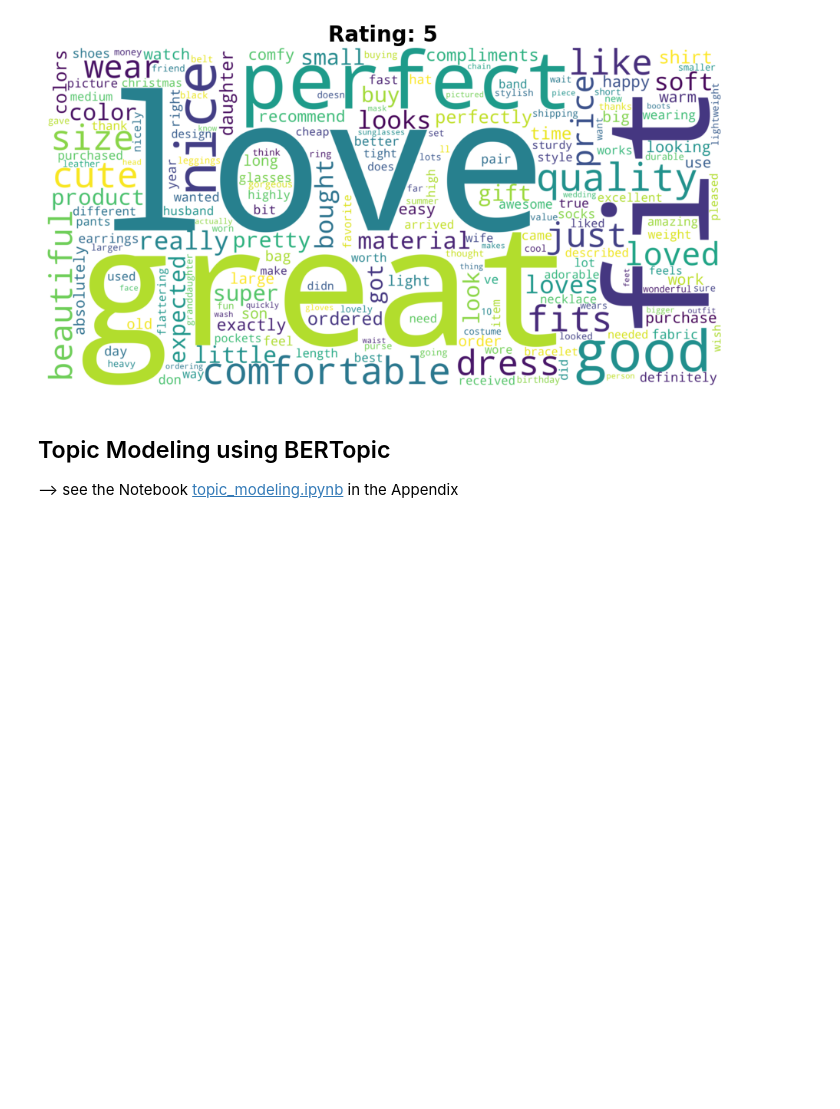
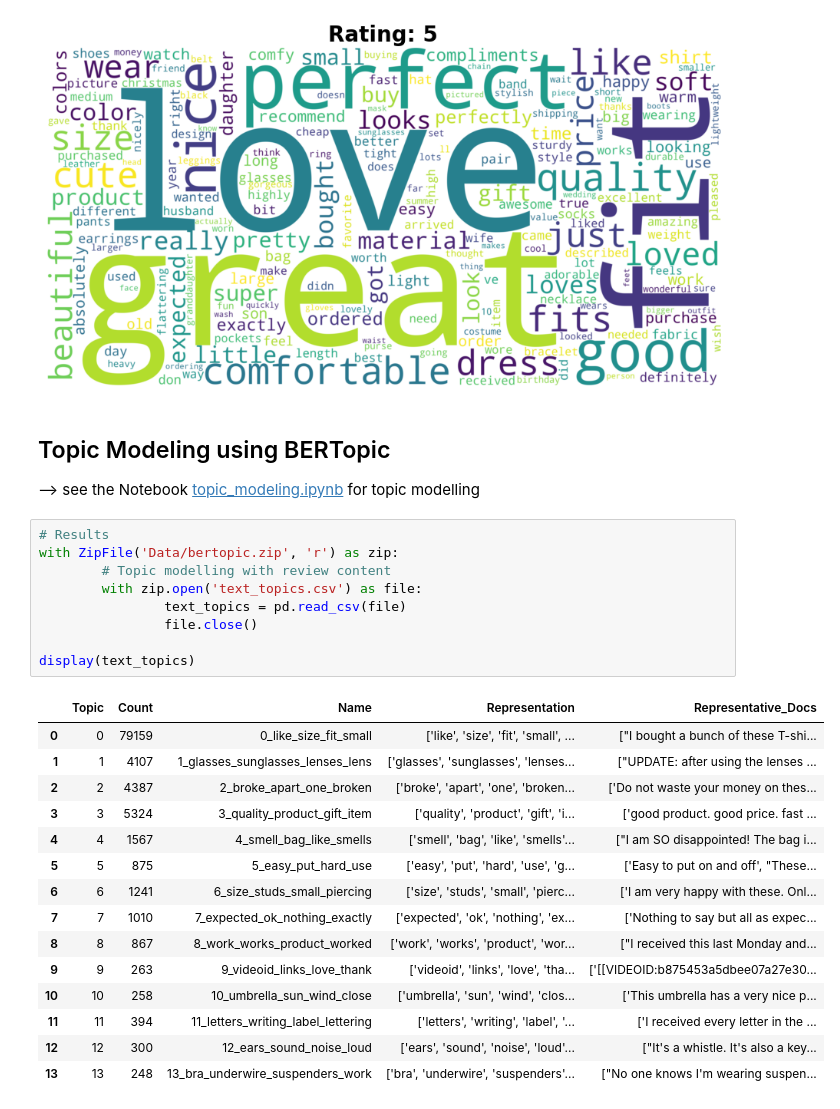
Before and after one commit to valentin-velev29/DLSS-24-GPT-2-Project, a Jupyter notebook: EDA.ipynb, the cells around one changed output. Drawn from its saved outputs; the diff is of its cells as text; blank space fills up the shorter version.

```diff
--- a/EDA.ipynb
+++ b/EDA.ipynb
@@ -330,4 +393,29 @@ generate_wordcloud_for_sentiment(reviews_sample, 'rating', 5)
 # %% [markdown]
 ## Topic Modeling using BERTopic
 
---> see the Notebook [topic_modeling.ipynb](https://github.com/valentin-velev29/DLSS-24-GPT-2-Project) in the Appendix
+--> see the Notebook [topic_modeling.ipynb](https://github.com/valentin-velev29/DLSS-24-GPT-2-Project) for topic modelling
+# %%
+# Results
+with ZipFile('Data/bertopic.zip', 'r') as zip:
+        # Topic modelling with review content
+        with zip.open('text_topics.csv') as file:
+                text_topics = pd.read_csv(file)
+                file.close()
+
+display(text_topics)
+# %% [output]
+|  | Topic | Count | Name | Representation | Representative_Docs |
+| 0 | 0 | 79159 | 0_like_size_fit_small | ['like', 'size', 'fit', 'small', ... | ["I bought a bunch of these T-shi... |
+| 1 | 1 | 4107 | 1_glasses_sunglasses_lenses_lens | ['glasses', 'sunglasses', 'lenses... | ["UPDATE: after using the lenses ... |
+| 2 | 2 | 4387 | 2_broke_apart_one_broken | ['broke', 'apart', 'one', 'broken... | ['Do not waste your money on thes... |
+| 3 | 3 | 5324 | 3_quality_product_gift_item | ['quality', 'product', 'gift', 'i... | ['good product. good price. fast ... |
+| 4 | 4 | 1567 | 4_smell_bag_like_smells | ['smell', 'bag', 'like', 'smells'... | ["I am SO disappointed! The bag i... |
+| 5 | 5 | 875 | 5_easy_put_hard_use | ['easy', 'put', 'hard', 'use', 'g... | ['Easy to put on and off', "These... |
+| 6 | 6 | 1241 | 6_size_studs_small_piercing | ['size', 'studs', 'small', 'pierc... | ['I am very happy with these. Onl... |
+| 7 | 7 | 1010 | 7_expected_ok_nothing_exactly | ['expected', 'ok', 'nothing', 'ex... | ['Nothing to say but all as expec... |
+| 8 | 8 | 867 | 8_work_works_product_worked | ['work', 'works', 'product', 'wor... | ["I received this last Monday and... |
+| 9 | 9 | 263 | 9_videoid_links_love_thank | ['videoid', 'links', 'love', 'tha... | ['[[VIDEOID:b875453a5dbee07a27e30... |
+| 10 | 10 | 258 | 10_umbrella_sun_wind_close | ['umbrella', 'sun', 'wind', 'clos... | ['This umbrella has a very nice p... |
+| 11 | 11 | 394 | 11_letters_writing_label_lettering | ['letters', 'writing', 'label', '... | ['I received every letter in the ... |
+| 12 | 12 | 300 | 12_ears_sound_noise_loud | ['ears', 'sound', 'noise', 'loud'... | ["It's a whistle. It's also a key... |
+| 13 | 13 | 248 | 13_bra_underwire_suspenders_work | ['bra', 'underwire', 'suspenders'... | ["No one knows I'm wearing suspen... |
```
Also changed, not shown: parts of 11 cells of this notebook, 2 other files.
